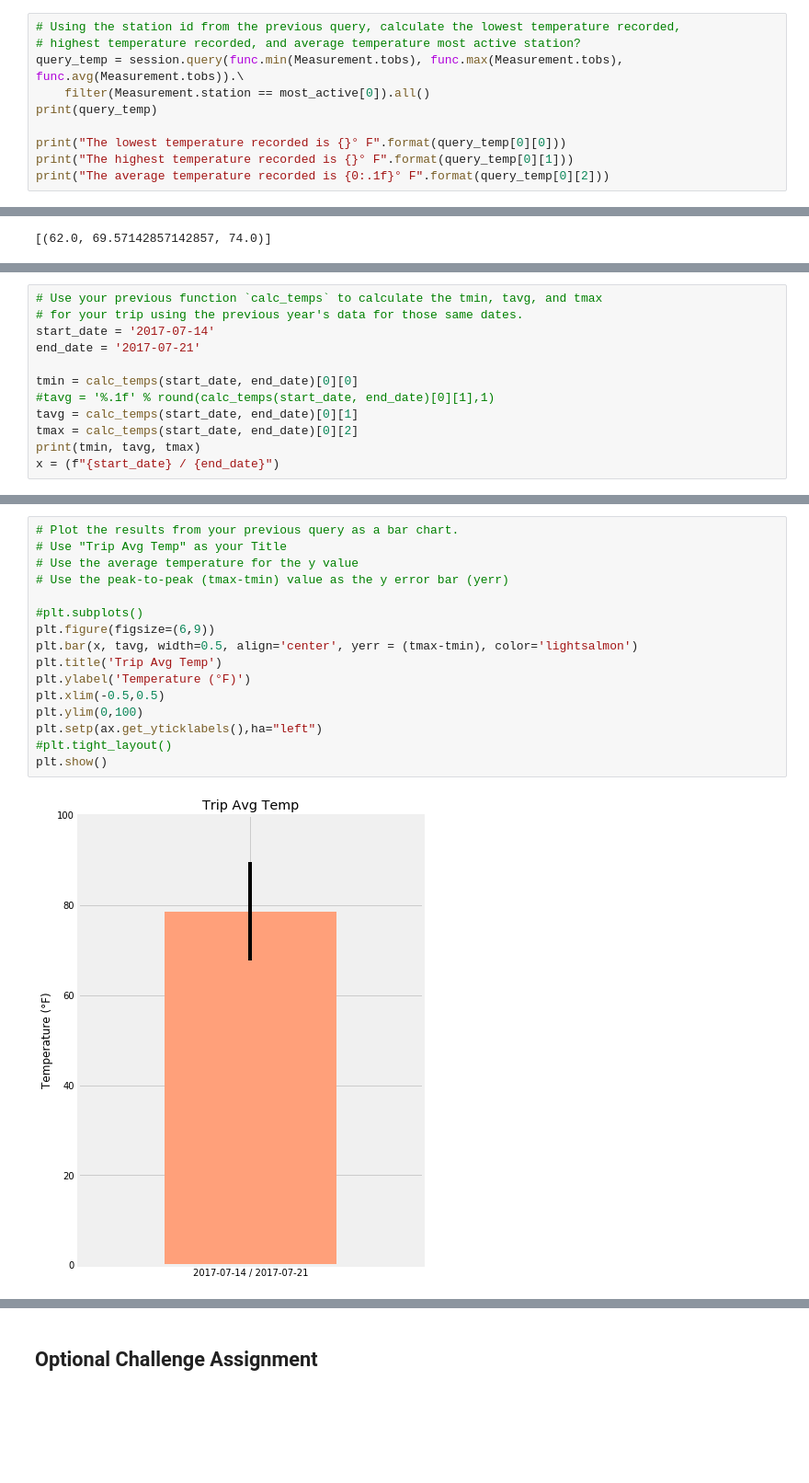
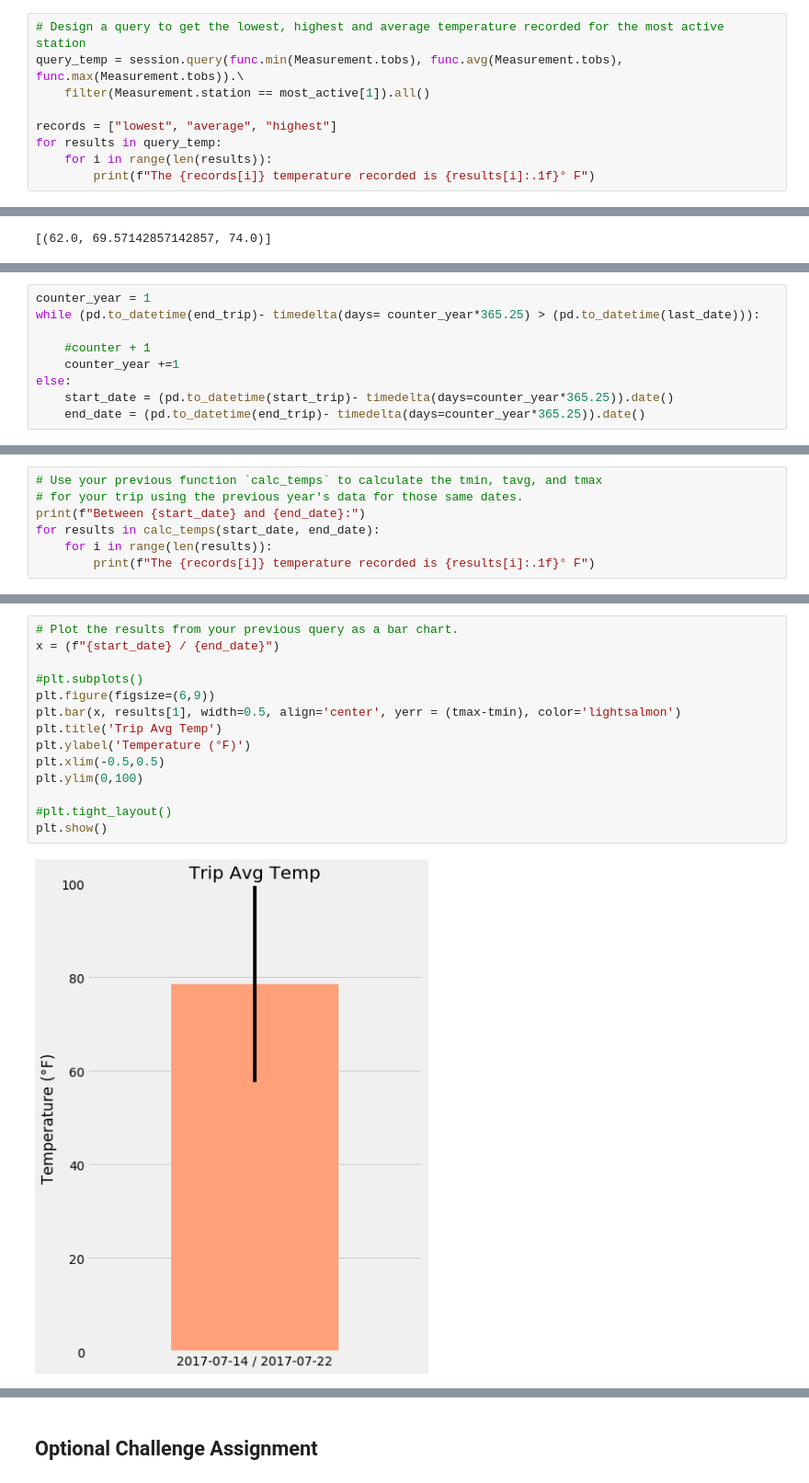
Before and after one commit to Lorsmo/Surfs-Up, a Jupyter notebook: climate.ipynb, the cells around one changed output, grey strips where cells are left out. Shown at 92% size. Cells and saved outputs as stored; diff of their text form; blank space fills up the shorter version.

```diff
--- a/climate.ipynb
+++ b/climate.ipynb
@@ -162,13 +160,12 @@ The station USC00519281 has the highest number of observations with 2772 observa
 * For the station with the highest number of observations, calculate:
     * lowest, highest and average temperature recorded
 # %%
-# Using the station id from the previous query, calculate the lowest temperature recorded,
-# highest temperature recorded, and average temperature most active station?
-query_temp = session.query(func.min(Measurement.tobs), func.max(Measurement.tobs), func.avg(Measurement.tobs)).\
-    filter(Measurement.station == most_active[0]).all()
-print(query_temp)
+# Design a query to get the lowest, highest and average temperature recorded for the most active station
+query_temp = session.query(func.min(Measurement.tobs), func.avg(Measurement.tobs), func.max(Measurement.tobs)).\
+    filter(Measurement.station == most_active[1]).all()
 
-print("The lowest temperature recorded is {}° F".format(query_temp[0][0]))
-print("The highest temperature recorded is {}° F".format(query_temp[0][1]))
-print("The average temperature recorded is {0:.1f}° F".format(query_temp[0][2]))
+records = ["lowest", "average", "highest"]
+for results in query_temp:
+    for i in range(len(results)):
+        print(f"The {records[i]} temperature recorded is {results[i]:.1f}° F")
 # %% [output]
@@ -219,0 +324,9 @@ print(calc_temps('2012-02-28', '2012-03-05'))
+# %%
+counter_year = 1
+while (pd.to_datetime(end_trip)- timedelta(days= counter_year*365.25) > (pd.to_datetime(last_date))):
+
+    #counter + 1
+    counter_year +=1
+else:
+    start_date = (pd.to_datetime(start_trip)- timedelta(days=counter_year*365.25)).date()
+    end_date = (pd.to_datetime(end_trip)- timedelta(days=counter_year*365.25)).date()
@@ -220,13 +337,8 @@ print(calc_temps('2012-02-28', '2012-03-05'))
 # %%
 # Use your previous function `calc_temps` to calculate the tmin, tavg, and tmax
 # for your trip using the previous year's data for those same dates.
-start_date = '2017-07-14'
-end_date = '2017-07-21'
-
-tmin = calc_temps(start_date, end_date)[0][0]
-#tavg = '%.1f' % round(calc_temps(start_date, end_date)[0][1],1)
-tavg = calc_temps(start_date, end_date)[0][1]
-tmax = calc_temps(start_date, end_date)[0][2]
-print(tmin, tavg, tmax)
-x = (f"{start_date} / {end_date}")
+print(f"Between {start_date} and {end_date}:")
+for results in calc_temps(start_date, end_date):
+    for i in range(len(results)):
+        print(f"The {records[i]} temperature recorded is {results[i]:.1f}° F")
 # %% [output]
@@ -234,18 +349,16 @@ x = (f"{start_date} / {end_date}")
 # %%
 # Plot the results from your previous query as a bar chart.
-# Use "Trip Avg Temp" as your Title
-# Use the average temperature for the y value
-# Use the peak-to-peak (tmax-tmin) value as the y error bar (yerr)
+x = (f"{start_date} / {end_date}")
 
 #plt.subplots()
 plt.figure(figsize=(6,9))
-plt.bar(x, tavg, width=0.5, align='center', yerr = (tmax-tmin), color='lightsalmon')
+plt.bar(x, results[1], width=0.5, align='center', yerr = (tmax-tmin), color='lightsalmon')
 plt.title('Trip Avg Temp')
 plt.ylabel('Temperature (°F)')
 plt.xlim(-0.5,0.5)
 plt.ylim(0,100)
-plt.setp(ax.get_yticklabels(),ha="left")
+
 #plt.tight_layout()
 plt.show()
 # %% [output]
-[figure, old version]
+[figure, new version]
```
Also changed, not shown: parts of 40 cells of this notebook, 3 other files.
